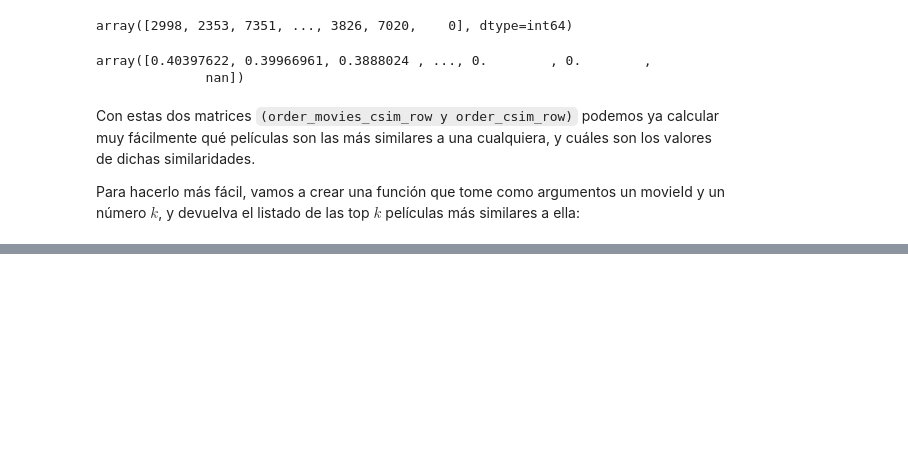
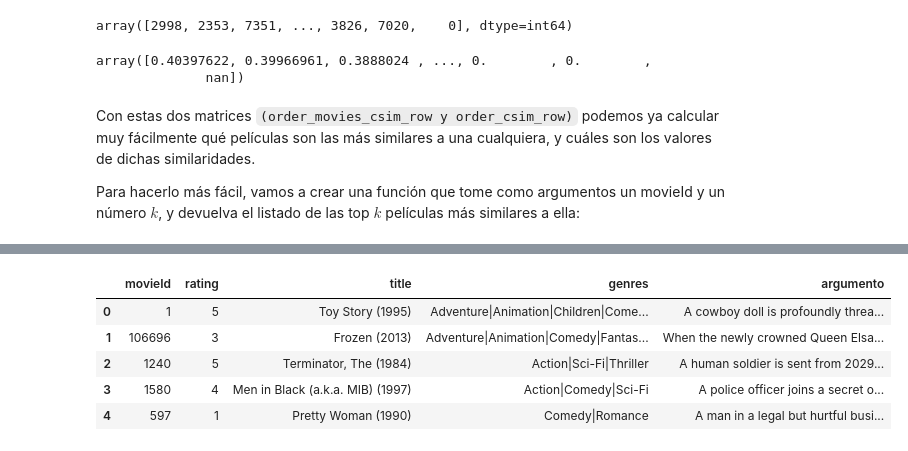
Before and after one commit to Ronaldo-AP/RecSys, a Jupyter notebook: recsys.ipynb, the cells around one changed output, grey strips where cells are left out. Cells and saved outputs as stored; diff of their text form; code cells hidden in the pictures; blank space fills up the shorter version.

```diff
--- a/recsys.ipynb
+++ b/recsys.ipynb
@@ -270,0 +297,16 @@ top_k_sim(1, k=6)
+# %%
+rex = pd.DataFrame({'movieId': [1, 106696, 1240, 1580, 597],
+                    'rating': [5, 3, 5, 4, 1]})
+
+view_rex = rex.merge(movies,
+                     how = 'inner',
+                     on = 'movieId')
+
+view_rex
+# %% [output]
+|  | movieId | rating | title | genres | argumento |
+| 0 | 1 | 5 | Toy Story (1995) | Adventure|Animation|Children|Come... | A cowboy doll is profoundly threa... |
+| 1 | 106696 | 3 | Frozen (2013) | Adventure|Animation|Comedy|Fantas... | When the newly crowned Queen Elsa... |
+| 2 | 1240 | 5 | Terminator, The (1984) | Action|Sci-Fi|Thriller | A human soldier is sent from 2029... |
+| 3 | 1580 | 4 | Men in Black (a.k.a. MIB) (1997) | Action|Comedy|Sci-Fi | A police officer joins a secret o... |
+| 4 | 597 | 1 | Pretty Woman (1990) | Comedy|Romance | A man in a legal but hurtful busi... |
```
Also changed, not shown: parts of 1 cell of this notebook.
